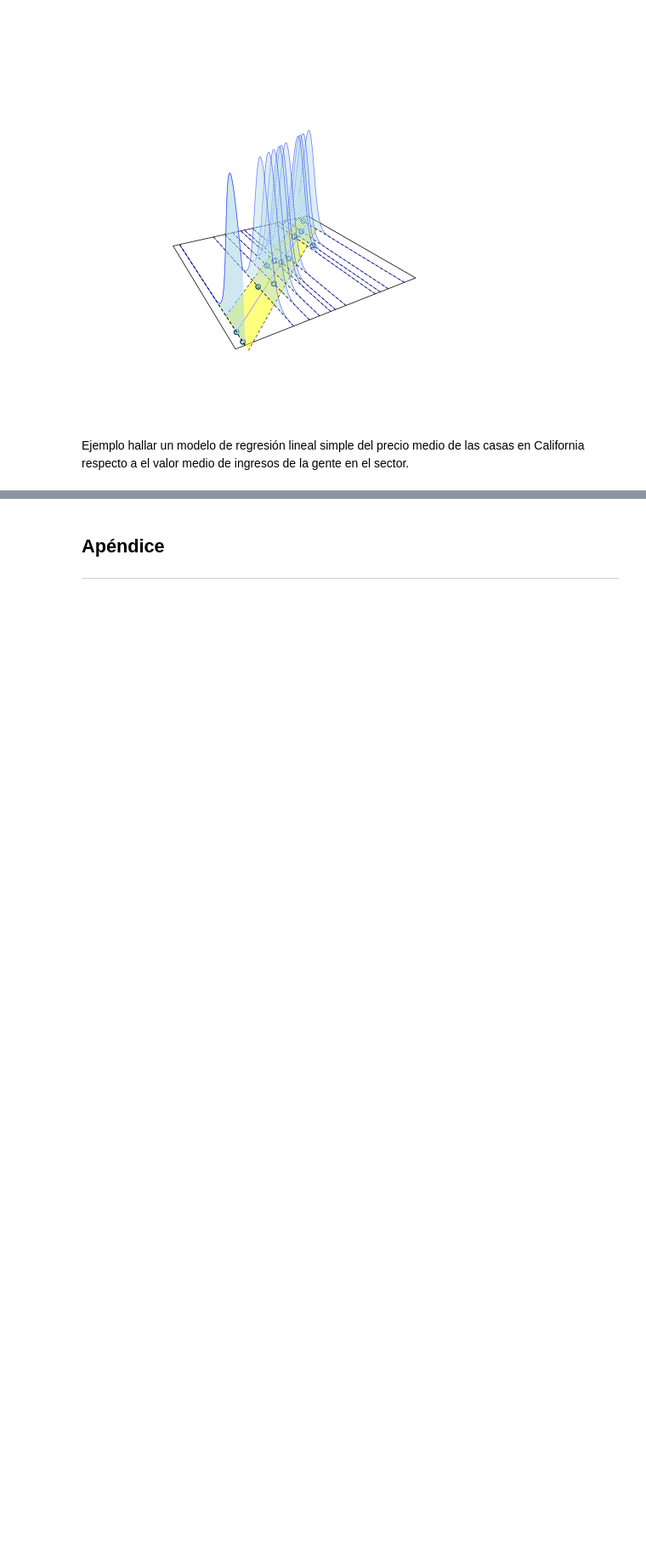
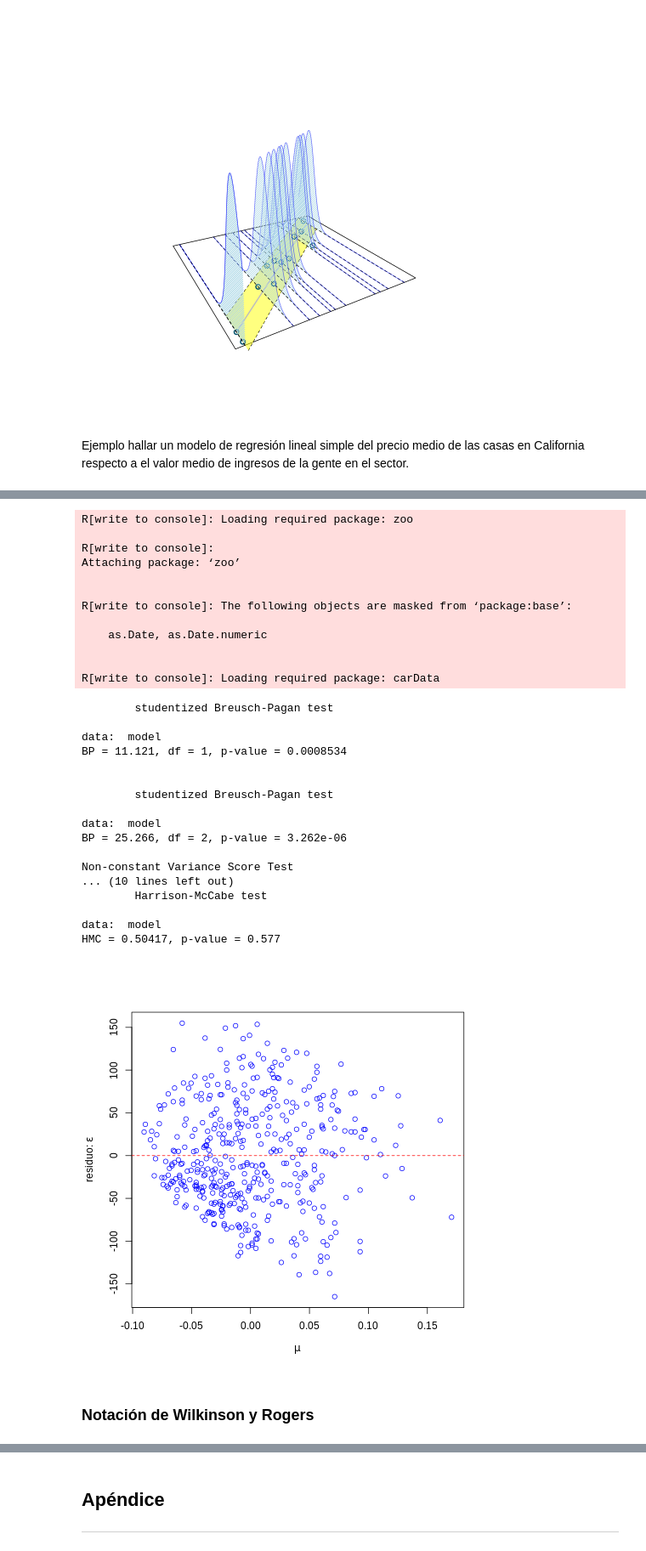
Before and after one commit to sebastiangonzalezv/timeseriesbook-es, a Jupyter notebook: book/chapters/RegresionLineal.ipynb, the cells around one changed output, grey strips where cells are left out. Shown at 85% size. Cells and saved outputs as stored; diff of their text form; code cells hidden in the pictures; blank space fills up the shorter version.

```diff
--- a/book/chapters/RegresionLineal.ipynb
+++ b/book/chapters/RegresionLineal.ipynb
@@ -173,0 +244,53 @@ F-statistic: 230.7 on 1 and 440 DF,  p-value: < 2.2e-16
+# %%
+%%R
+library(lmtest)
+library(car)
+
+df = read.csv("../dataset/diabetes_dataset.csv", sep=",")
+model = stats::lm(target ~ bmi, data=df)
+# Breush-Pagan test
+print(lmtest::bptest(model))
+# White test
+print(lmtest::bptest(model, varformula = ~ bmi + I(bmi^2), data=df))
+
+print(car::ncvTest(model))
+# Goldfeld-Quandt test
+print(lmtest::gqtest(model))
+# Harrison-McCabe test
+print(lmtest::hmctest(model))
+
+plot(df$bmi, stats::resid(model), ylab=latex2exp::TeX("residuo: $\\epsilon$"), xlab=latex2exp::TeX("$\\mu$"), col='blue')
+abline(0, 0, lty = 2, col='red')
+# %% [output]
+R[write to console]: Loading required package: zoo
+
+R[write to console]:
+Attaching package: ‘zoo’
+
+
+R[write to console]: The following objects are masked from ‘package:base’:
+
+    as.Date, as.Date.numeric
+
+
+R[write to console]: Loading required package: carData
+        studentized Breusch-Pagan test
+
+data:  model
+BP = 11.121, df = 1, p-value = 0.0008534
+
+
+        studentized Breusch-Pagan test
+
+data:  model
+BP = 25.266, df = 2, p-value = 3.262e-06
+
+Non-constant Variance Score Test
+... (10 lines left out)
+        Harrison-McCabe test
+
+data:  model
+HMC = 0.50417, p-value = 0.577
+[figure, added]
+# %% [markdown]
+### Notación de Wilkinson y Rogers
```
Also changed, not shown: parts of 11 cells of this notebook, 4 other files.
